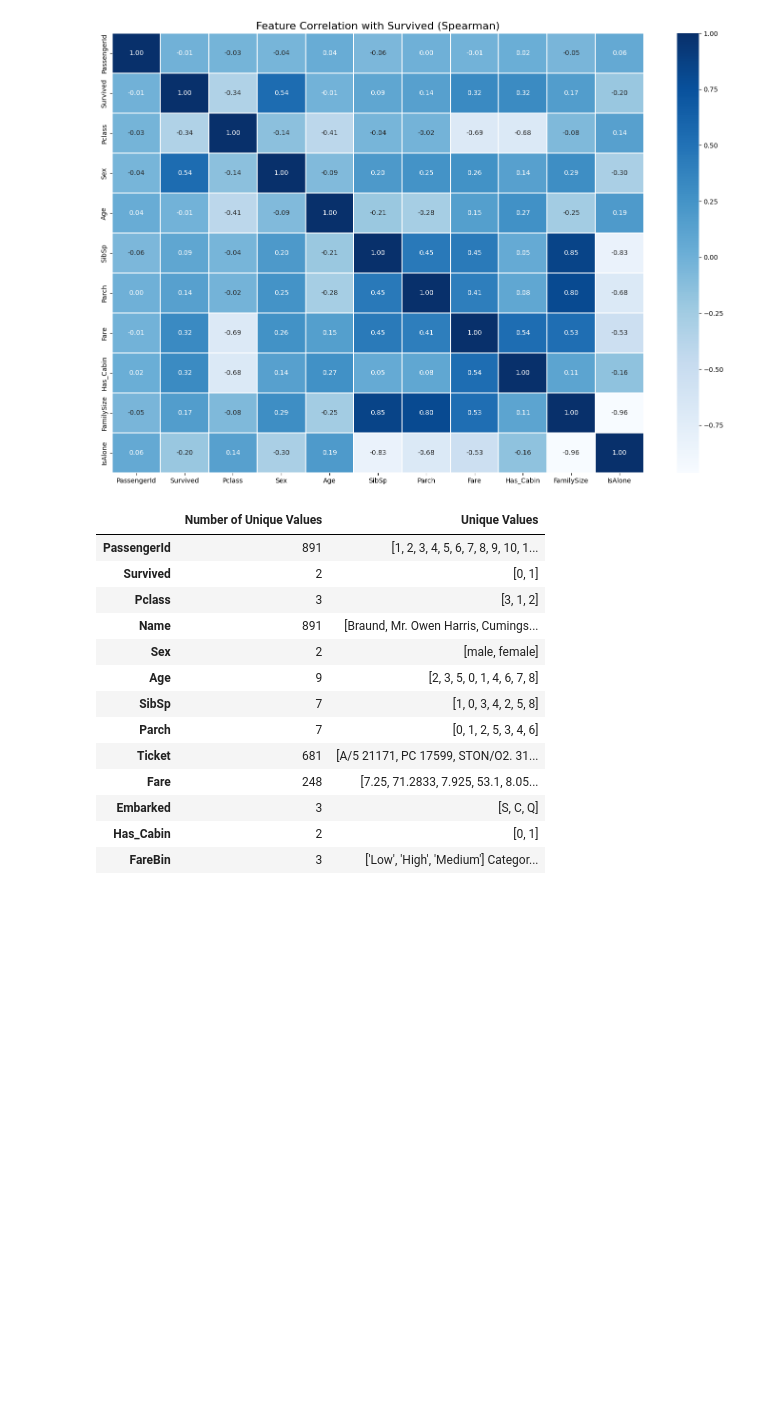
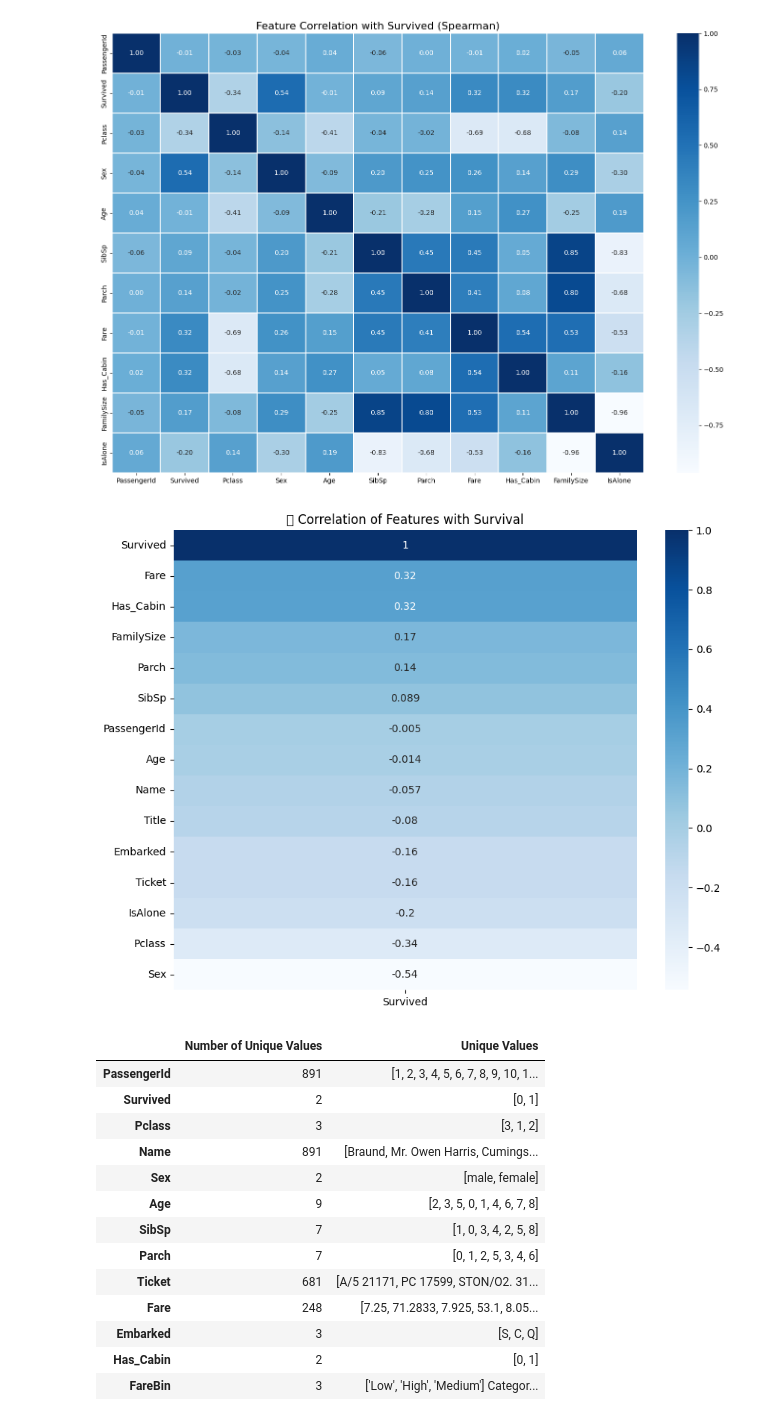
Before and after one commit to SamanthaZhang25/SamanthaZhang25, a Jupyter notebook: notebookb086cf439c.ipynb, the cells around one changed output. Cells and saved outputs as stored; diff of their text form; code cells hidden in the pictures; blank space fills up the shorter version.

```diff
--- a/notebookb086cf439c.ipynb
+++ b/notebookb086cf439c.ipynb
@@ -319,6 +319,30 @@ plt.title('Feature Correlation with Survived (Spearman)', fontsize=16)
 plt.show()
 # %% [output]
 [figure]
+# %%
+# 将类别变量编码后画相关性热力图
+df_corr = df01.copy()
+
+# Label encode 所有非数值列（避免 One-hot 维度太高）
+from sklearn.preprocessing import LabelEncoder
+
+cat_cols = df_corr.select_dtypes(include='object').columns
+for col in cat_cols:
+    df_corr[col] = LabelEncoder().fit_transform(df_corr[col].astype(str))
+
+# 保留数值列
+df_corr = df_corr.select_dtypes(include='number')
+
+# 计算相关性
+corr = df_corr.corr(method='spearman')
+
+# 画热力图
+plt.figure(figsize=(10, 8))
+sns.heatmap(corr[['Survived']].sort_values(by='Survived', ascending=False), annot=True, cmap='Blues')
+plt.title("🔍 Correlation of Features with Survival")
+plt.show()
+# %% [output]
+[figure, added]
 # %%
 # correlation = df01[['Age', 'Survived']].corr(method='spearman').loc['Age', 'Survived']
 # print(f"Age & Survived  (Spearman Correlation): {correlation:.4f}")
```
Also changed, not shown: parts of 1 cell of this notebook.
